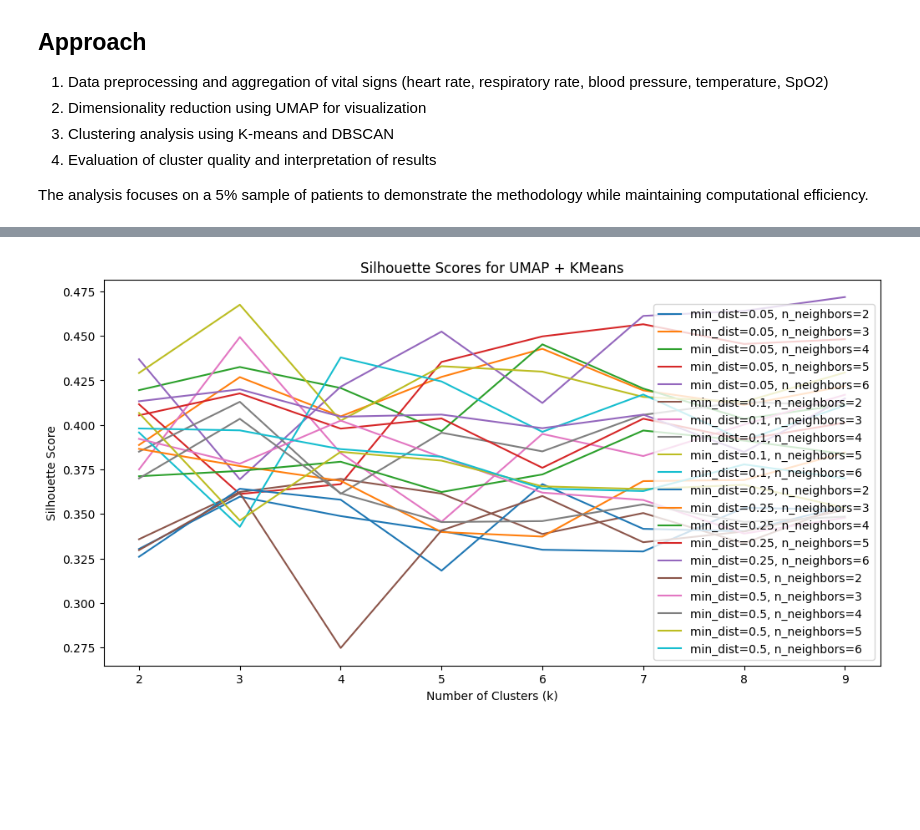
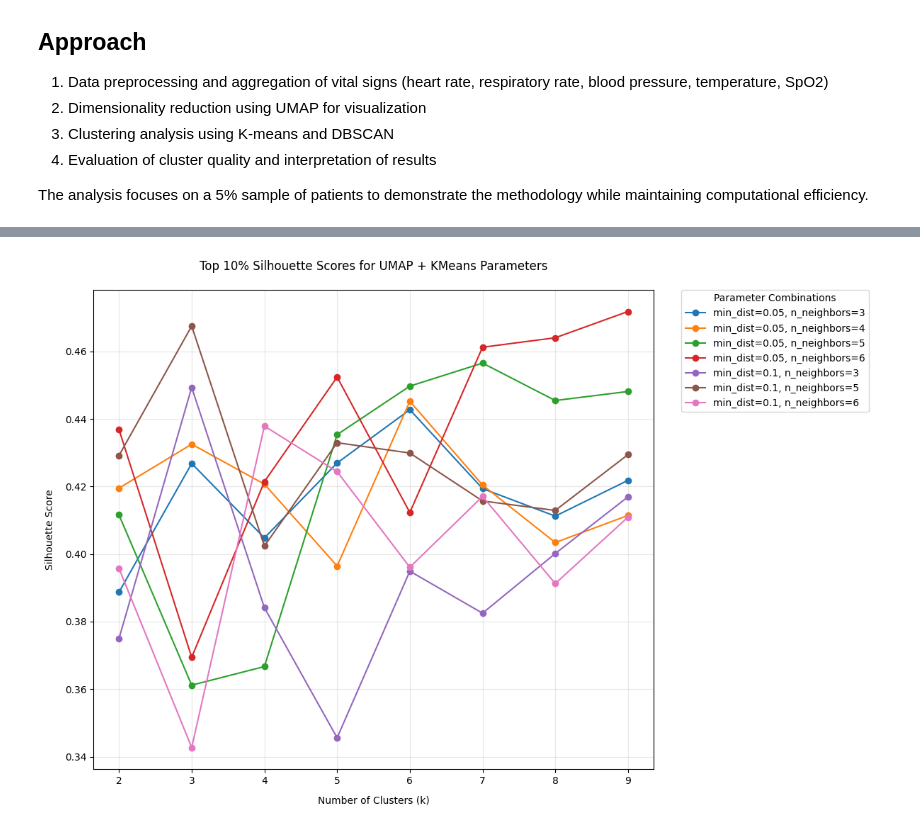
Before and after one commit to scscodes/standalone-notebooks, a Jupyter notebook: 01_unsupervised.ipynb, the cells around one changed output, grey strips where cells are left out. Saved outputs shown, nothing was run; the diff lists cells and outputs as text; code cells hidden in the pictures; blank space fills up the shorter version.

Commit message:
revised context, time series visual

```diff
--- a/01_unsupervised.ipynb
+++ b/01_unsupervised.ipynb
@@ -204,21 +332,85 @@ Best Silhouette Score: 0.47178894
 # %%
-# Silhouette Scoring and Visualization
-# The silhouette score measures how similar a point is to its own cluster compared to other clusters
-# Higher silhouette scores (closer to 1) indicate better-defined clusters
+"""
+Silhouette Score Visualization
+---------------------------
+Visualizes parameter optimization results to identify optimal configurations.
 
-# Plot Silhouette Scores
-plt.figure(figsize=(12, 6))
-for min_dist in umap_param_grid['min_dist']:
-    subset = results_df[results_df['umap_params'].apply(lambda x: x['min_dist'] == min_dist)]
-    for n_neighbors in umap_param_grid['n_neighbors']:
-        sub_subset = subset[subset['umap_params'].apply(lambda x: x['n_neighbors'] == n_neighbors)]
-        plt.plot(sub_subset['k'], sub_subset['silhouette_score'],
-                 label=f"min_dist={min_dist}, n_neighbors={n_neighbors}")
+Process:
+1. Group results by parameter combinations
+2. Filter for top performing combinations
+3. Plot silhouette scores across cluster counts
+4. Generate comparative visualization
 
-plt.title("Silhouette Scores for UMAP + KMeans")
-plt.xlabel("Number of Clusters (k)")
-plt.ylabel("Silhouette Score")
-plt.legend()
-plt.show()
+Visualization components:
+- Line plots for top parameter combinations
+- X-axis: Number of clusters
+- Y-axis: Silhouette score
+- Color coding by parameter values
+"""
+
+def plot_silhouette_scores(results_df, param_grid, top_percent=10):
+    """
+    Creates visualization of silhouette scores for top performing parameter combinations.
+
+    Args:
+        results_df (pd.DataFrame): Results from parameter optimization
+        param_grid (dict): Grid of parameters used in search
+        top_percent (float): Only show combinations with scores in top N%
+    """
+    plt.figure(figsize=(12, 8))
+
+    # Calculate threshold for top performers
+    threshold = np.percentile(results_df['silhouette_score'], 100 - top_percent)
+
+    # Plot only parameter combinations that achieve top scores
+    for min_dist in param_grid['min_dist']:
+        subset = results_df[results_df['umap_params'].apply(lambda x: x['min_dist'] == min_dist)]
+        for n_neighbors in param_grid['n_neighbors']:
+            mask = subset['umap_params'].apply(lambda x: x['n_neighbors'] == n_neighbors)
+            param_results = subset[mask]
+
+            # Only plot if any scores for this combination are in top percentage
+            if any(param_results['silhouette_score'] >= threshold):
+                plt.plot(
+                    param_results['k'],
+                    param_results['silhouette_score'],
+                    marker='o',
+                    linestyle='-',
+                    label=f"min_dist={min_dist}, n_neighbors={n_neighbors}"
+                )
+
+    # Configure plot aesthetics
+    plt.title(f'Top {top_percent}% Silhouette Scores for UMAP + KMeans Parameters', pad=20)
+    plt.xlabel('Number of Clusters (k)', labelpad=10)
+    plt.ylabel('Silhouette Score', labelpad=10)
+    plt.grid(True, alpha=0.3)
+    plt.legend(
+        bbox_to_anchor=(1.05, 1),
+        loc='upper left',
+        borderaxespad=0,
+        title='Parameter Combinations'
+    )
+
+    plt.tight_layout()
+    plt.show()
+
+    return threshold
+
+# Plot only top 10% of parameter combinations
+threshold = plot_silhouette_scores(results_df, umap_param_grid)
+
+# Print performance statistics
+top_configs = results_df[results_df['silhouette_score'] >= threshold]
+best_config = results_df.loc[results_df['silhouette_score'].idxmax()]
+
+print("\nTop Performance Statistics:")
+print("-" * 30)
+print(f"Score threshold: {threshold:.3f}")
+print(f"Parameter combinations meeting threshold: {len(top_configs)}")
+print(f"Best score achieved: {best_config['silhouette_score']:.3f}")
+print("\nBest Configuration:")
+print(f"UMAP n_neighbors: {best_config['umap_params']['n_neighbors']}")
+print(f"UMAP min_dist: {best_config['umap_params']['min_dist']}")
+print(f"Number of clusters: {best_config['k']}")
 # %% [output]
-[figure, old version]
+[figure, new version]
```
Also changed, not shown: parts of 10 cells of this notebook, 6 other files.
